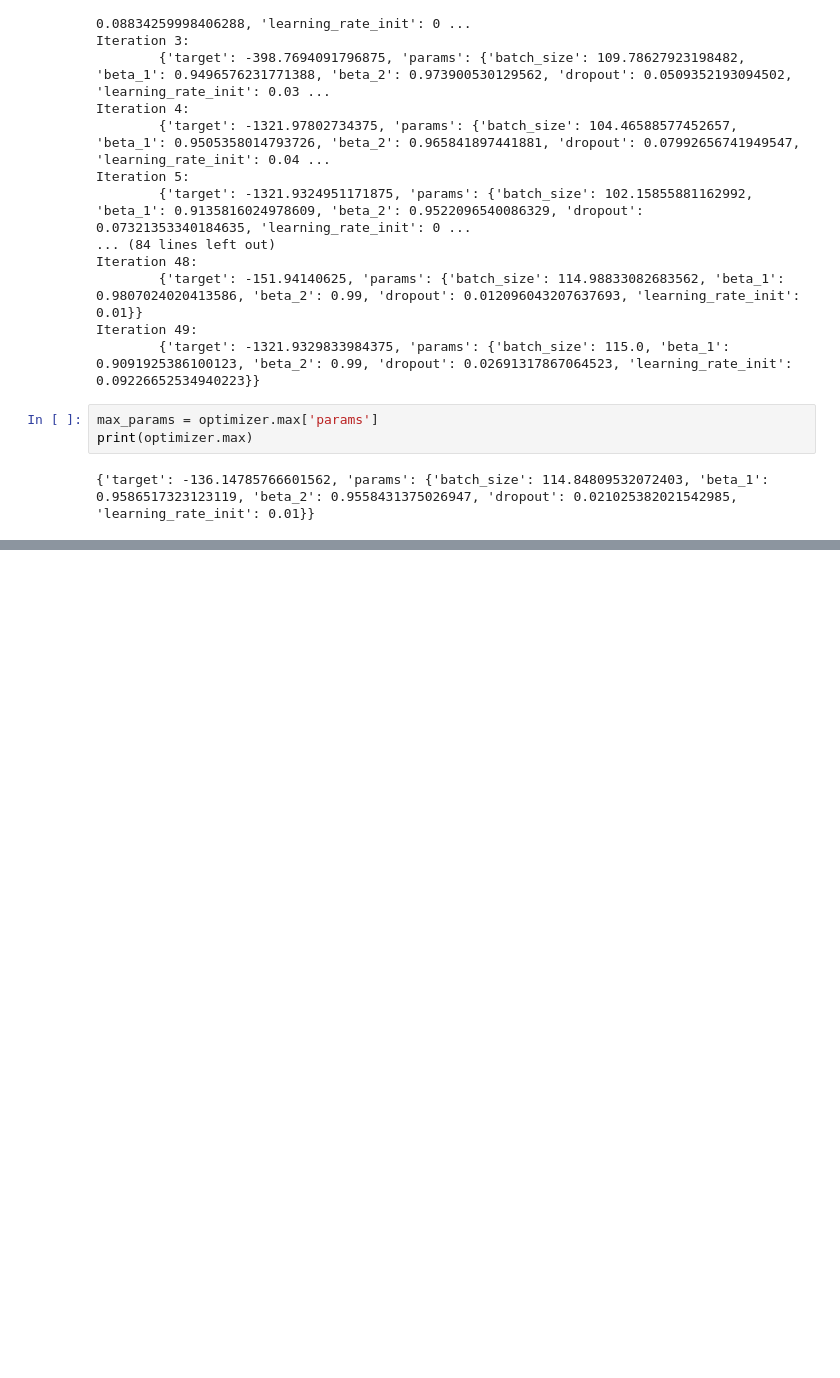
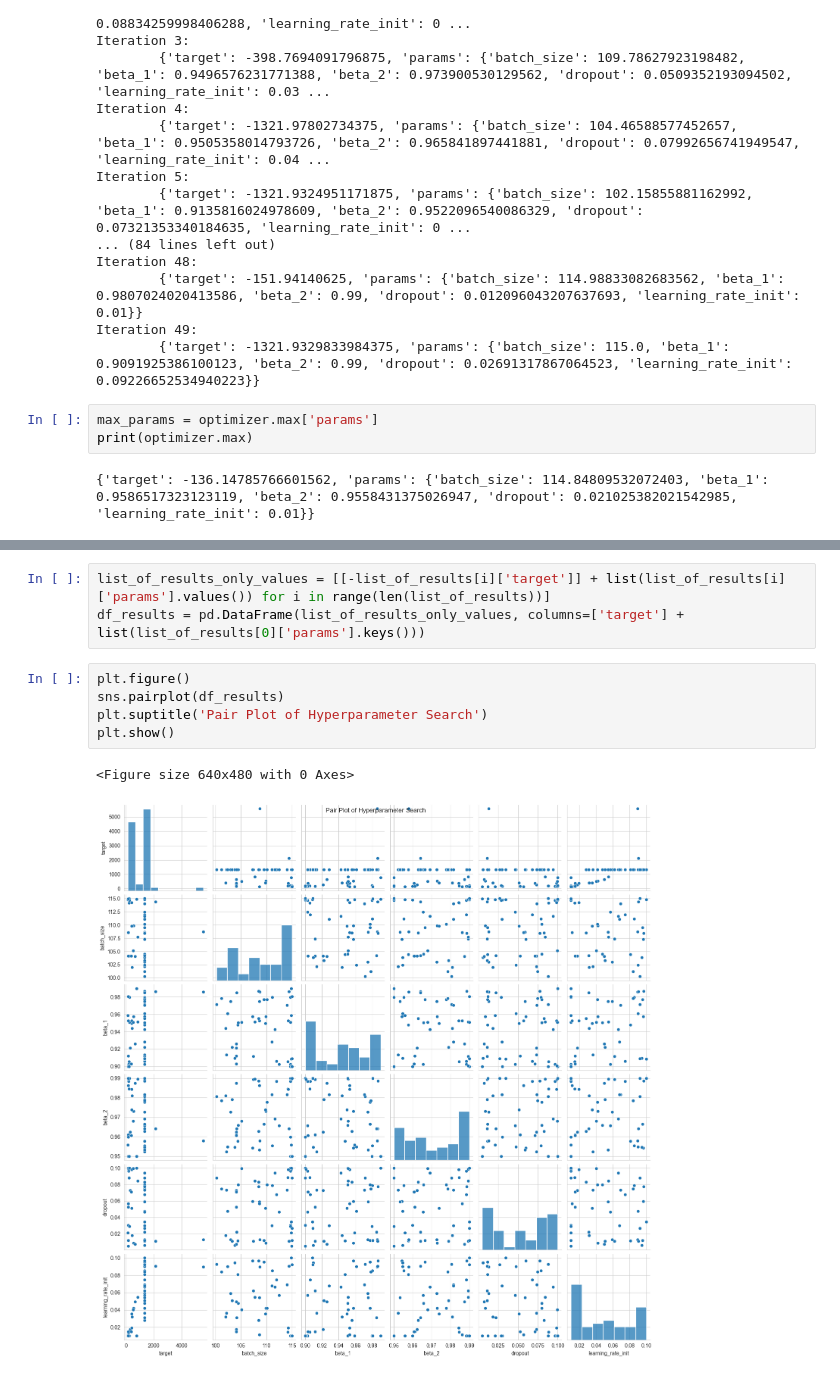
Before and after one commit to nina-prog/damage-propagation-modeling, a Jupyter notebook: notebooks/cnn_hyperparameter_search/210524_Johannes_CNNs_1.ipynb, the cells around one changed output, grey strips where cells are left out. Saved outputs shown, nothing was run; the diff lists cells and outputs as text; blank space fills up the shorter version.

Commit message:
Add some plots in 210524_Johannes_CNNs_1.ipynb

```diff
--- a/notebooks/cnn_hyperparameter_search/210524_Johannes_CNNs_1.ipynb
+++ b/notebooks/cnn_hyperparameter_search/210524_Johannes_CNNs_1.ipynb
@@ -369,0 +422,11 @@ print(optimizer.max)
+# %%
+list_of_results_only_values = [[-list_of_results[i]['target']] + list(list_of_results[i]['params'].values()) for i in range(len(list_of_results))]
+df_results = pd.DataFrame(list_of_results_only_values, columns=['target'] + list(list_of_results[0]['params'].keys()))
+# %%
+plt.figure()
+sns.pairplot(df_results)
+plt.suptitle('Pair Plot of Hyperparameter Search')
+plt.show()
+# %% [output]
+<Figure size 640x480 with 0 Axes>
+[figure, added]
```
Also changed, not shown: parts of 4 cells of this notebook.
